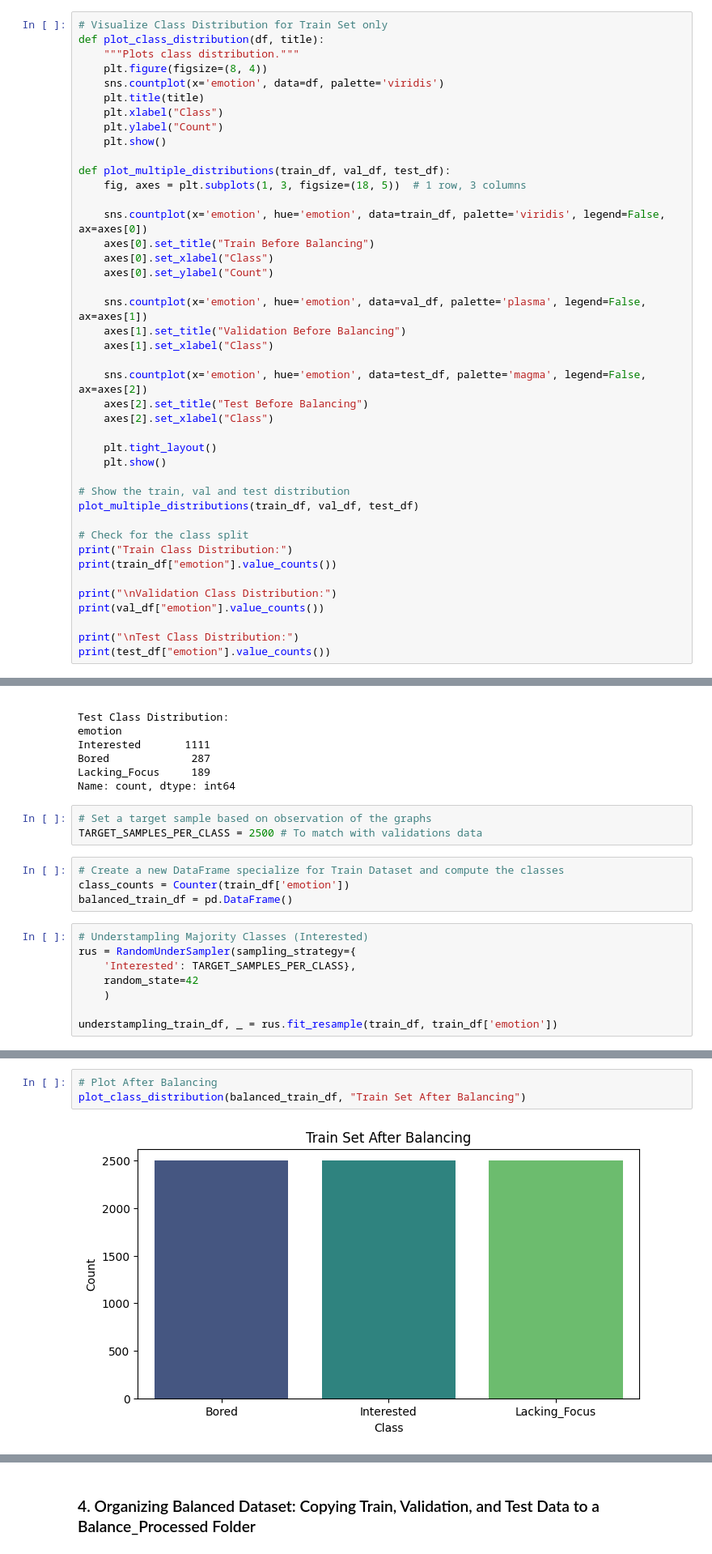
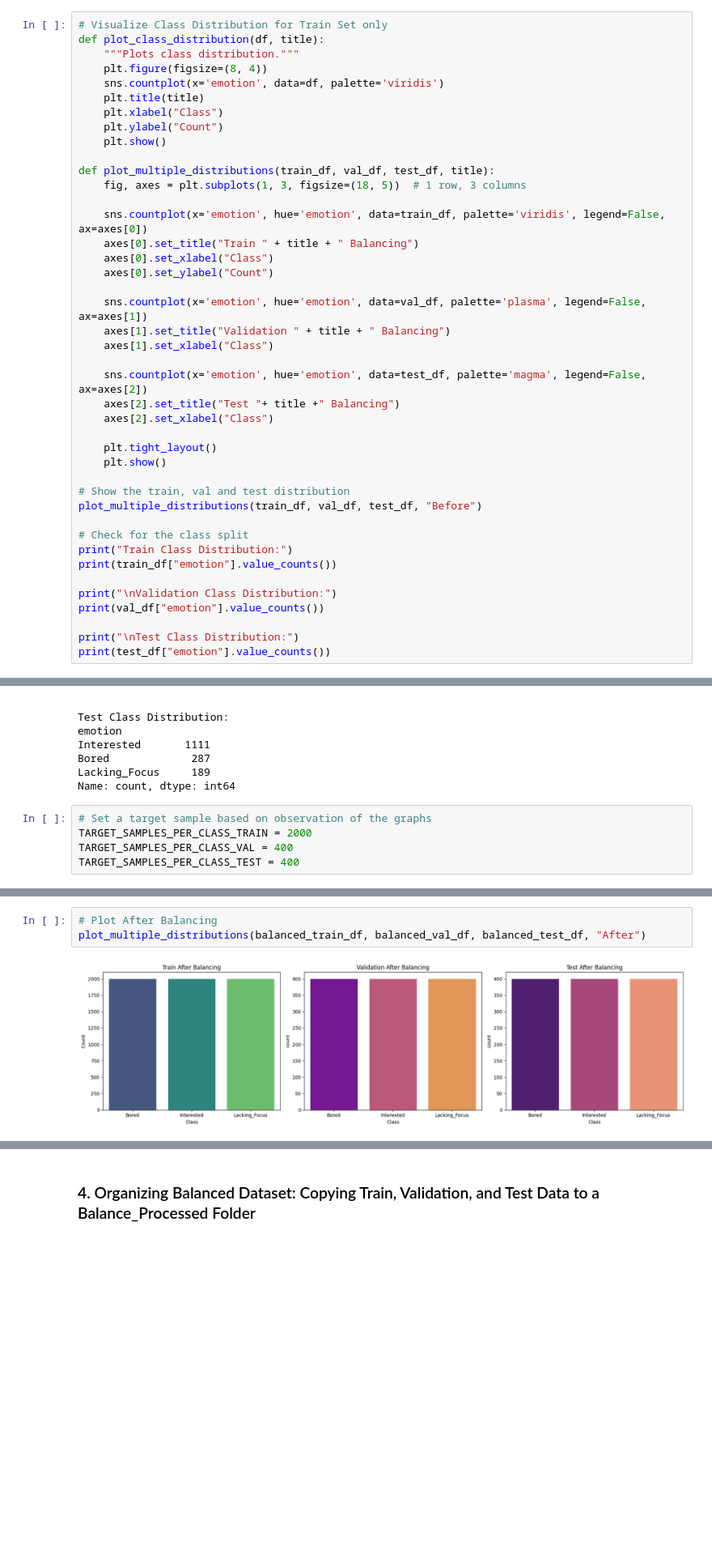
Before and after one commit to TommyYuan0215/FocusTrack-AI-Model, a Jupyter notebook: ResNet50_with_DAiSEE/main.ipynb, the cells around one changed output, grey strips where cells are left out. Shown at 81% size. Cells and saved outputs as stored; diff of their text form; blank space fills up the shorter version.

```diff
--- a/ResNet50_with_DAiSEE/main.ipynb
+++ b/ResNet50_with_DAiSEE/main.ipynb
@@ -281,27 +281,27 @@ def plot_class_distribution(df, title):
     plt.ylabel("Count")
     plt.show()
 
-def plot_multiple_distributions(train_df, val_df, test_df):
+def plot_multiple_distributions(train_df, val_df, test_df, title):
     fig, axes = plt.subplots(1, 3, figsize=(18, 5))  # 1 row, 3 columns
 
     sns.countplot(x='emotion', hue='emotion', data=train_df, palette='viridis', legend=False, ax=axes[0])
-    axes[0].set_title("Train Before Balancing")
+    axes[0].set_title("Train " + title + " Balancing")
     axes[0].set_xlabel("Class")
     axes[0].set_ylabel("Count")
 
     sns.countplot(x='emotion', hue='emotion', data=val_df, palette='plasma', legend=False, ax=axes[1])
-    axes[1].set_title("Validation Before Balancing")
+    axes[1].set_title("Validation " + title + " Balancing")
     axes[1].set_xlabel("Class")
 
     sns.countplot(x='emotion', hue='emotion', data=test_df, palette='magma', legend=False, ax=axes[2])
-    axes[2].set_title("Test Before Balancing")
+    axes[2].set_title("Test "+ title +" Balancing")
     axes[2].set_xlabel("Class")
 
     plt.tight_layout()
     plt.show()
 
 # Show the train, val and test distribution
-plot_multiple_distributions(train_df, val_df, test_df)
+plot_multiple_distributions(train_df, val_df, test_df, "Before")
 
 # Check for the class split
 print("Train Class Distribution:")
@@ -336,16 +336,6 @@ Lacking_Focus     189
 Name: count, dtype: int64
 # %%
 # Set a target sample based on observation of the graphs
-TARGET_SAMPLES_PER_CLASS = 2500 # To match with validations data
+TARGET_SAMPLES_PER_CLASS_TRAIN = 2000
+TARGET_SAMPLES_PER_CLASS_VAL = 400
+TARGET_SAMPLES_PER_CLASS_TEST = 400
-# %%
-# Create a new DataFrame specialize for Train Dataset and compute the classes
-class_counts = Counter(train_df['emotion'])
-balanced_train_df = pd.DataFrame()
-# %%
-# Understampling Majority Classes (Interested)
-rus = RandomUnderSampler(sampling_strategy={
-    'Interested': TARGET_SAMPLES_PER_CLASS},
-    random_state=42
-    )
-
-understampling_train_df, _ = rus.fit_resample(train_df, train_df['emotion'])
@@ -371,7 +458,7 @@ Name: count, dtype: int64
 # %%
 # Plot After Balancing
-plot_class_distribution(balanced_train_df, "Train Set After Balancing")
+plot_multiple_distributions(balanced_train_df, balanced_val_df, balanced_test_df, "After")
 # %% [output]
-[figure, old version]
+[figure, new version]
 # %%
 # Combine Balanced Train Data with Validation & Test Data
```
Also changed, not shown: parts of 8 cells of this notebook, 1 other file.
